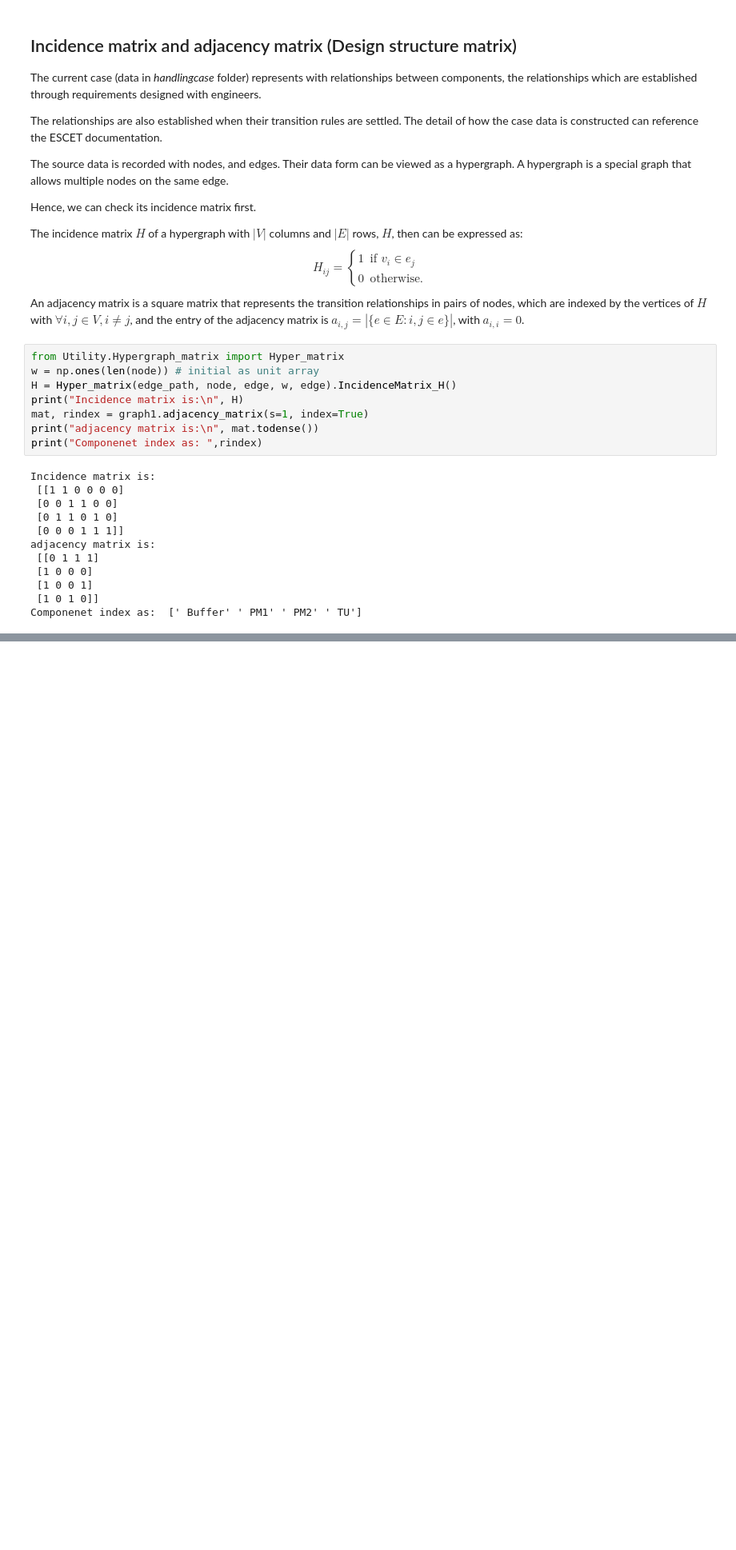
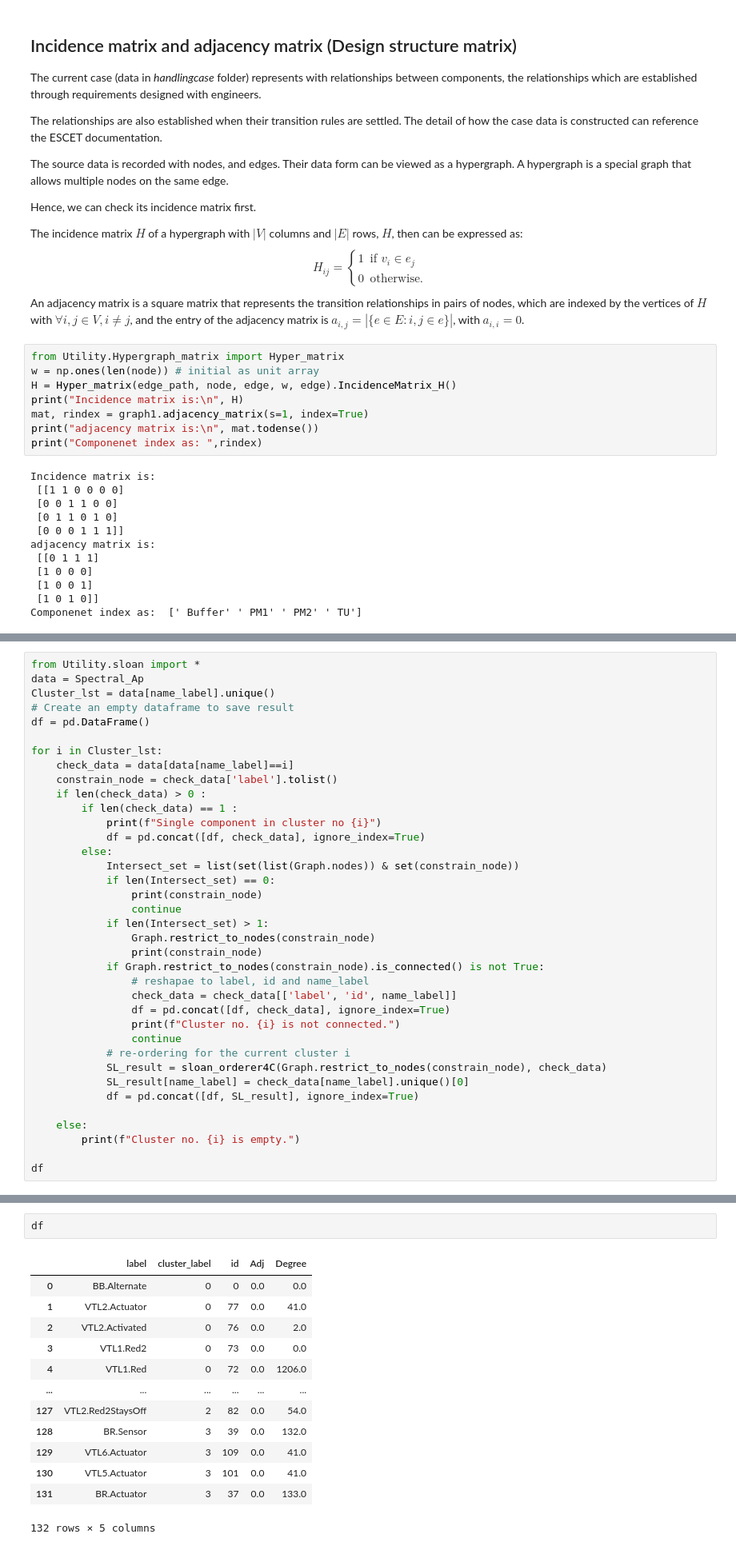
Before and after one commit to Lynch1206/Variable-Reorder4SupervisoryControl, a Jupyter notebook: Transitional_relationships.ipynb, the cells around one changed output, grey strips where cells are left out. Shown: that part at 80% size. Drawn from its saved outputs; the diff is of its cells as text; blank space fills up the shorter version.

```diff
--- a/Transitional_relationships.ipynb
+++ b/Transitional_relationships.ipynb
@@ -133,0 +235,37 @@ Currently, the popular variable reorder algorithms for deriving variables orderi
+# %%
+from Utility.sloan import *
+data = Spectral_Ap
+Cluster_lst = data[name_label].unique()
+# Create an empty dataframe to save result
+df = pd.DataFrame()
+
+for i in Cluster_lst:
+    check_data = data[data[name_label]==i]
+    constrain_node = check_data['label'].tolist()
+    if len(check_data) > 0 :
+        if len(check_data) == 1 :
+            print(f"Single component in cluster no {i}")
+            df = pd.concat([df, check_data], ignore_index=True)
+        else:
+            Intersect_set = list(set(list(Graph.nodes)) & set(constrain_node))
+            if len(Intersect_set) == 0:
+                print(constrain_node)
+                continue
+            if len(Intersect_set) > 1:
+                Graph.restrict_to_nodes(constrain_node)
+                print(constrain_node)
+            if Graph.restrict_to_nodes(constrain_node).is_connected() is not True:
+                # reshapae to label, id and name_label
+                check_data = check_data[['label', 'id', name_label]]
+                df = pd.concat([df, check_data], ignore_index=True)
+                print(f"Cluster no. {i} is not connected.")
+                continue
+            # re-ordering for the current cluster i
+            SL_result = sloan_orderer4C(Graph.restrict_to_nodes(constrain_node), check_data)
+            SL_result[name_label] = check_data[name_label].unique()[0]
+            df = pd.concat([df, SL_result], ignore_index=True)
+
+    else:
+        print(f"Cluster no. {i} is empty.")
+
+df
@@ -133,0 +278,16 @@ Currently, the popular variable reorder algorithms for deriving variables orderi
+# %%
+df
+# %% [output]
+|  | label | cluster_label | id | Adj | Degree |
+| 0 | BB.Alternate | 0 | 0 | 0.0 | 0.0 |
+| 1 | VTL2.Actuator | 0 | 77 | 0.0 | 41.0 |
+| 2 | VTL2.Activated | 0 | 76 | 0.0 | 2.0 |
+| 3 | VTL1.Red2 | 0 | 73 | 0.0 | 0.0 |
+| 4 | VTL1.Red | 0 | 72 | 0.0 | 1206.0 |
+| ... | ... | ... | ... | ... | ... |
+| 127 | VTL2.Red2StaysOff | 2 | 82 | 0.0 | 54.0 |
+| 128 | BR.Sensor | 3 | 39 | 0.0 | 132.0 |
+| 129 | VTL6.Actuator | 3 | 109 | 0.0 | 41.0 |
+| 130 | VTL5.Actuator | 3 | 101 | 0.0 | 41.0 |
+| 131 | BR.Actuator | 3 | 37 | 0.0 | 133.0 |
+132 rows × 5 columns
```
Also changed, not shown: parts of 9 cells of this notebook, 4 other files.
